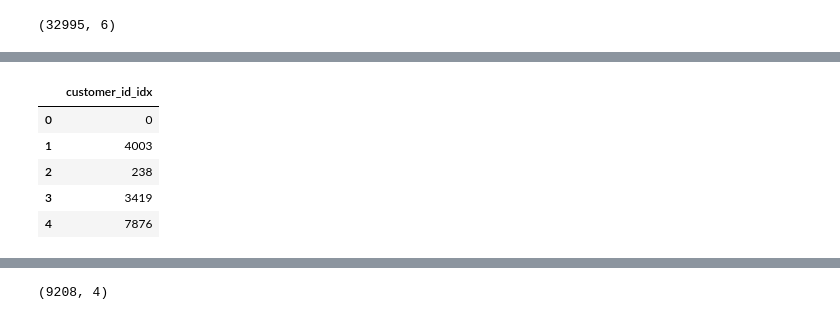
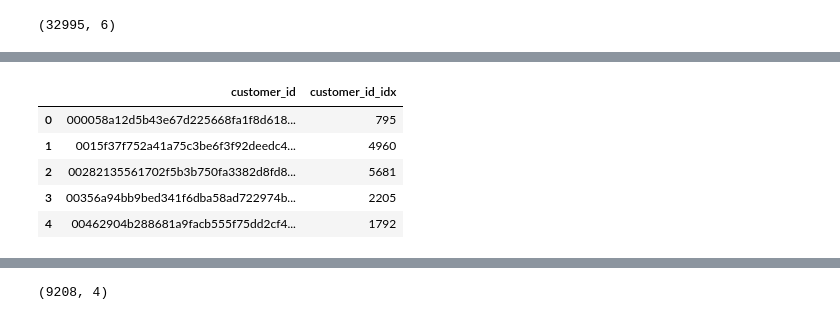
Before and after one commit to stevieg3/fashion-recommendations, a Jupyter notebook: notebooks/12-Revisiting multi-class model.ipynb, the cells around one changed output, grey strips where cells are left out. Cells and saved outputs as stored; diff of their text form; code cells hidden in the pictures.

```diff
--- a/notebooks/12-Revisiting multi-class model.ipynb
+++ b/notebooks/12-Revisiting multi-class model.ipynb
@@ -65,0 +99,4 @@ print(train_set_orig.shape)
+# %%
+FIRST_ARTICLE_ID = '111'
+
+train_set_orig['last_article_id'].fillna(FIRST_ARTICLE_ID, inplace=True)
@@ -122,0 +168,4 @@ len(customer_id_to_idx)
+# %%
+customer_id_to_idx = {cust_id: idx for idx, cust_id in enumerate(set(train_set_orig['customer_id']).union(test_set['customer_id']))}
+
+len(customer_id_to_idx)
@@ -122,0 +174,6 @@ len(customer_id_to_idx)
+# %%
+article_id_to_idx = {art_id: idx + 2 for idx, art_id in enumerate(article_id_to_keep)}
+article_id_to_idx[OTHER_ARTICLE_ID] = 0
+article_id_to_idx[FIRST_ARTICLE_ID] = 1
+
+len(article_id_to_idx)
@@ -189,8 +275 @@ articles_df_filtered.reset_index(drop=True, inplace=True)
-# %%
-article_id_to_idx = dict(
-    zip(
-        articles_df_filtered['article_id'],
-        articles_df_filtered.index
-    )
-)
 # %%
@@ -888,12 +1024,11 @@ top100_items = (train_set.groupby('article_id_idx')['customer_id'].count() / tra
 # %%
 test_data = test_set_by_customer.copy()[['customer_id']]
 test_data['customer_id_idx'] = test_data['customer_id'].map(customer_id_to_idx)
-test_data.drop(columns='customer_id', inplace=True)
 test_data.head()
 # %% [output]
-|  | customer_id_idx |
-| 0 | 0 |
-| 1 | 4003 |
-| 2 | 238 |
-| 3 | 3419 |
-| 4 | 7876 |
+|  | customer_id | customer_id_idx |
+| 0 | 000058a12d5b43e67d225668fa1f8d618... | 795 |
+| 1 | 0015f37f752a41a75c3be6f3f92deedc4... | 4960 |
+| 2 | 00282135561702f5b3b750fa3382d8fd8... | 5681 |
+| 3 | 00356a94bb9bed341f6dba58ad722974b... | 2205 |
+| 4 | 00462904b288681a9facb555f75dd2cf4... | 1792 |
```
Also changed, not shown: parts of 134 cells of this notebook, 2 other files.
